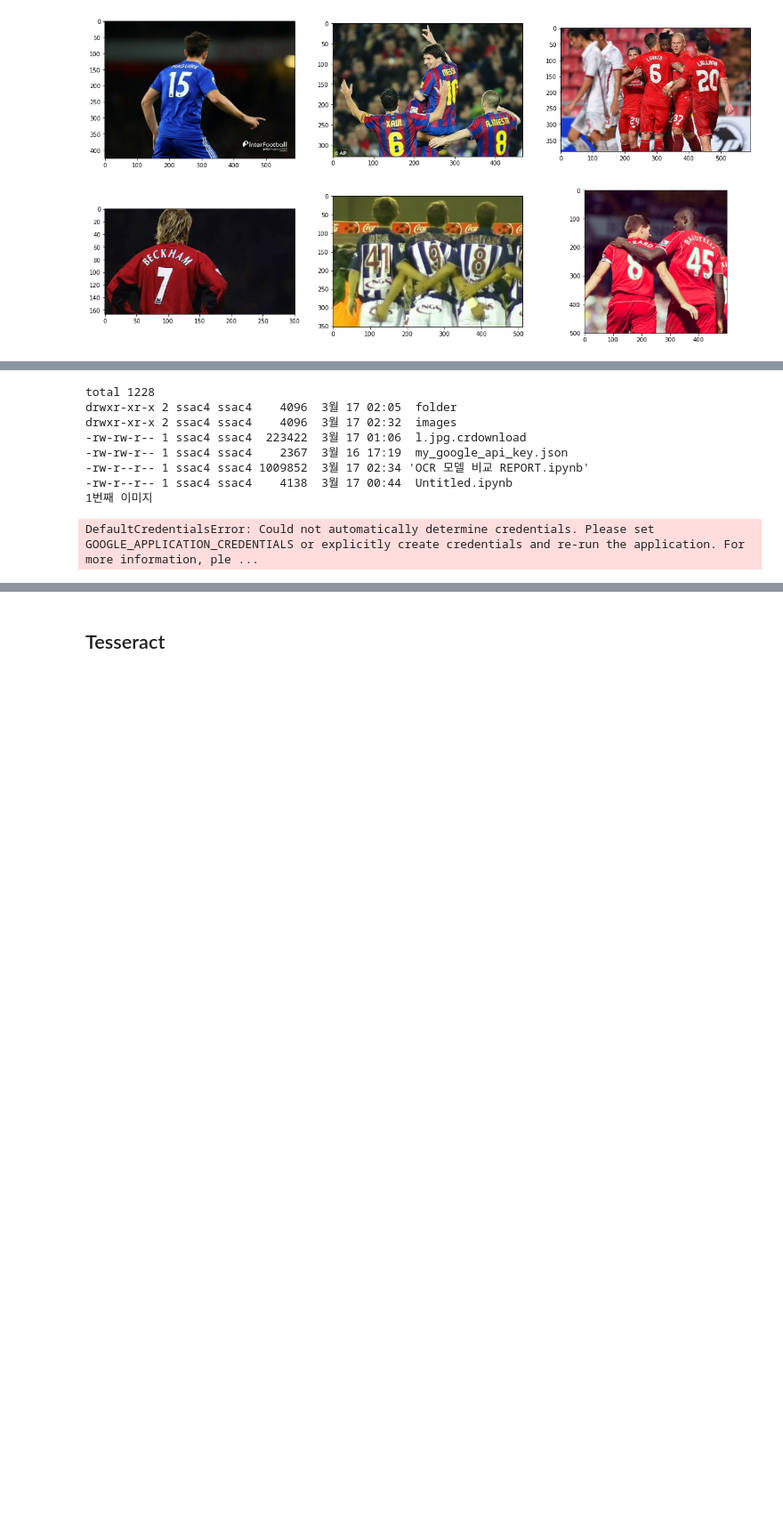
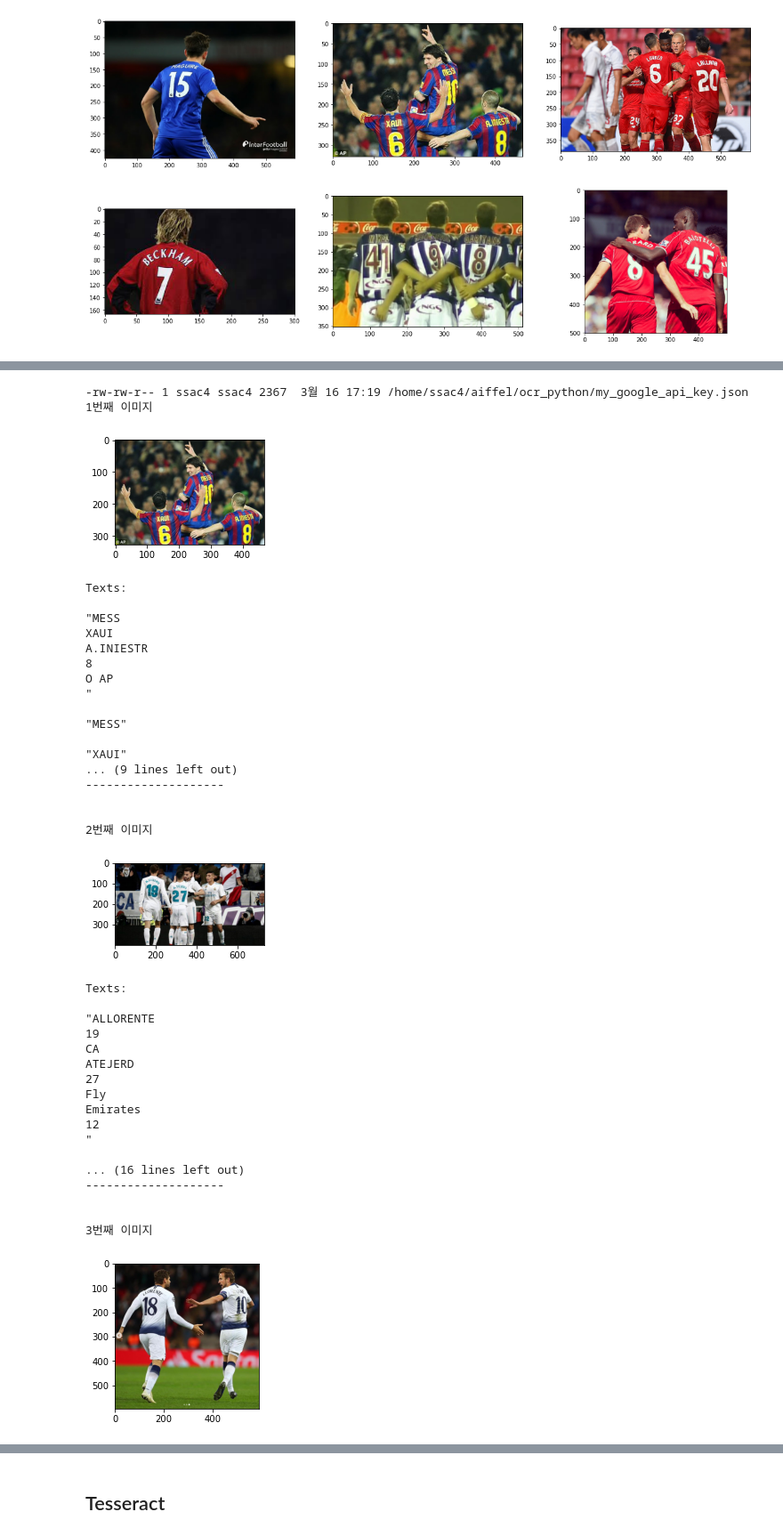
Before and after one commit to hayaseleu/SSAC_classifications, a Jupyter notebook: E-18 OCR/OCR 모델 비교 REPORT.ipynb, the cells around one changed output, grey strips where cells are left out. Shown at 89% size. Saved outputs shown, nothing was run; the diff lists cells and outputs as text; code cells hidden in the pictures; blank space fills up the shorter version.

```diff
--- a/E-18 OCR/OCR 모델 비교 REPORT.ipynb
+++ b/E-18 OCR/OCR 모델 비교 REPORT.ipynb
@@ -107,20 +134,58 @@ def detect_text(path):
 # %%
 # 다운받은 인증키 경로가 정확하게 지정되어 있어야 합니다.
 !ls -l $GOOGLE_APPLICATION_CREDENTIALS
+import os
+os.environ["GOOGLE_APPLICATION_CREDENTIALS"] =  os.getenv('HOME')+'/aiffel/ocr_python/my_google_api_key.json'
+
 
 # 입력 이미지 경로를 지정해 주세요.
-# 20개의 모든 이미지는 너무 많기 때문에 랜덤하게 5개의 사진만 진행
-for i in range(5):
+# 20개의 모든 이미지는 너무 많기 때문에 랜덤하게 3개의 사진만 진행
+for i in range(3):
     print(f'{i+1}번째 이미지\n')
-    detect_text(img_paths[np.random.randint(len(img_paths))])
+    ra =  np.random.randint(len(img_paths))
+    plt.figure(figsize = (3, 3))
+    pil_img = Image.open(img_paths[ra])
+    plt.imshow(pil_img)
+    plt.show()
+    detect_text(img_paths[ra])
     print("-"*20+'\n\n')
 # %% [output]
-total 1228
-drwxr-xr-x 2 ssac4 ssac4    4096  3월 17 02:05  folder
-drwxr-xr-x 2 ssac4 ssac4    4096  3월 17 02:32  images
--rw-rw-r-- 1 ssac4 ssac4  223422  3월 17 01:06  l.jpg.crdownload
--rw-rw-r-- 1 ssac4 ssac4    2367  3월 16 17:19  my_google_api_key.json
--rw-r--r-- 1 ssac4 ssac4 1009852  3월 17 02:34 'OCR 모델 비교 REPORT.ipynb'
--rw-r--r-- 1 ssac4 ssac4    4138  3월 17 00:44  Untitled.ipynb
+-rw-rw-r-- 1 ssac4 ssac4 2367  3월 16 17:19 /home/ssac4/aiffel/ocr_python/my_google_api_key.json
 1번째 이미지
+[figure, added]
-DefaultCredentialsError: Could not automatically determine credentials. Please set GOOGLE_APPLICATION_CREDENTIALS or explicitly create credentials and re-run the application. For more information, ple ...
+Texts:
+
+"MESS
+XAUI
+A.INIESTR
+8
+O AP
+"
+
+"MESS"
+
+"XAUI"
+... (9 lines left out)
+--------------------
+
+
+2번째 이미지
+[figure, added]
+Texts:
+
+"ALLORENTE
+19
+CA
+ATEJERD
+27
+Fly
+Emirates
+12
+"
+
+... (16 lines left out)
+--------------------
+
+
+3번째 이미지
+[figure, added]
```
Also changed, not shown: parts of 25 cells of this notebook.
